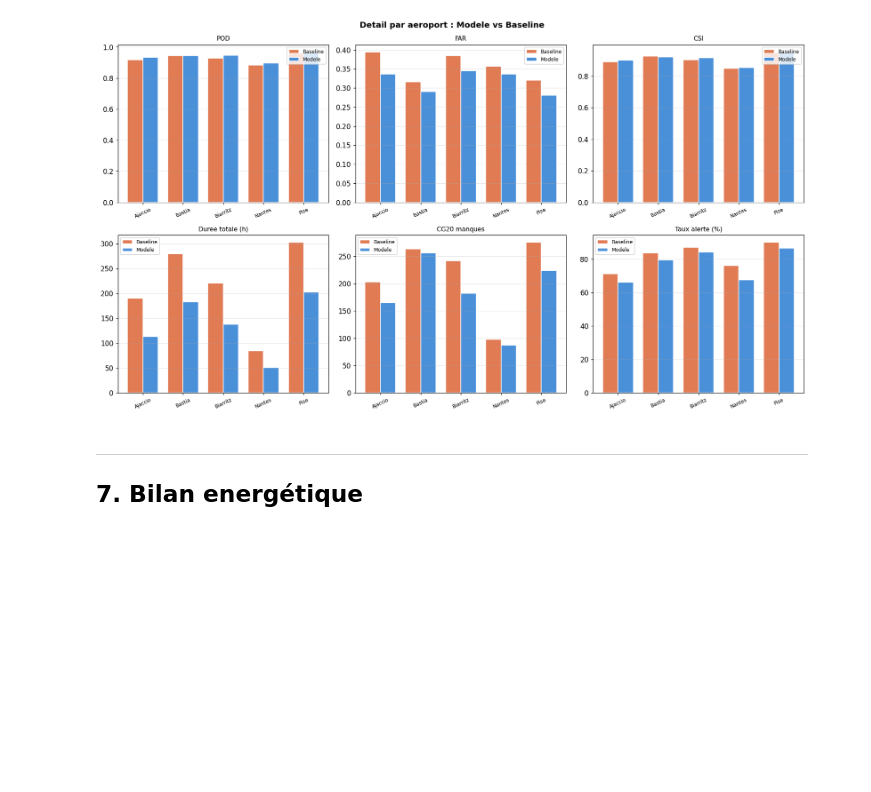
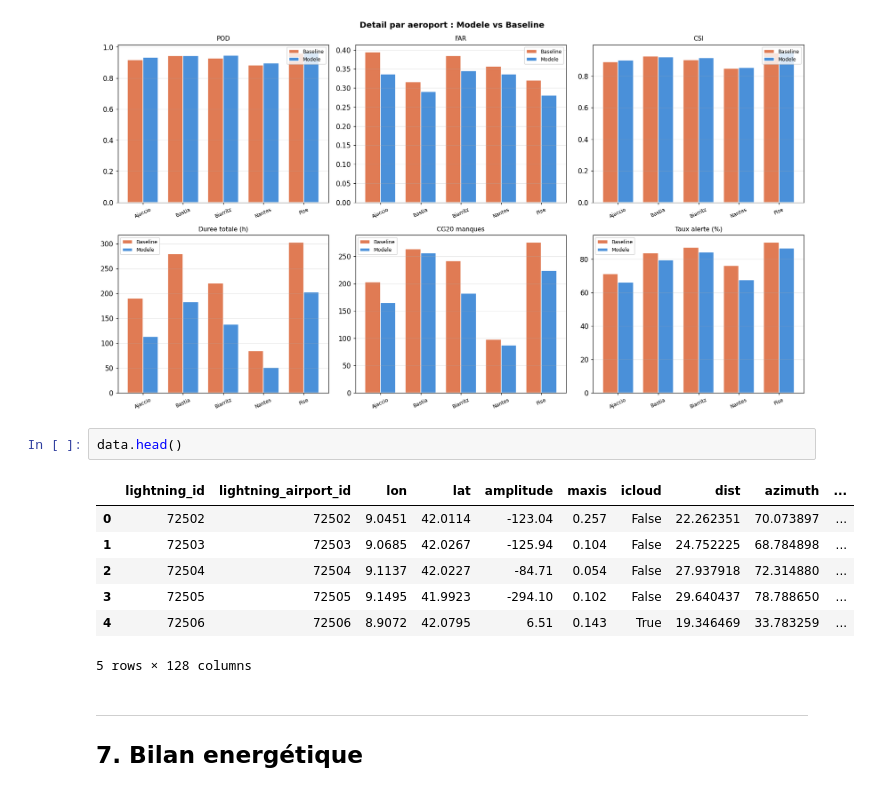
Before and after one commit to Charlin-D-S/IA-PAU-Data-Battle, a Jupyter notebook: rapport_approche_modele.ipynb, the cells around one changed output. Saved outputs shown, nothing was run; the diff lists cells and outputs as text; blank space fills up the shorter version.

```diff
--- a/rapport_approche_modele.ipynb
+++ b/rapport_approche_modele.ipynb
@@ -1406,6 +1408,16 @@ CSI                0.899   0.8891
   Δ Durée tot.   : -99.4 h
 =======================================================
 [figure]
+# %%
+data.head()
+# %% [output]
+|  | lightning_id | lightning_airport_id | lon | lat | amplitude | maxis | icloud | dist | azimuth | ... |
+| 0 | 72502 | 72502 | 9.0451 | 42.0114 | -123.04 | 0.257 | False | 22.262351 | 70.073897 | ... |
+| 1 | 72503 | 72503 | 9.0685 | 42.0267 | -125.94 | 0.104 | False | 24.752225 | 68.784898 | ... |
+| 2 | 72504 | 72504 | 9.1137 | 42.0227 | -84.71 | 0.054 | False | 27.937918 | 72.314880 | ... |
+| 3 | 72505 | 72505 | 9.1495 | 41.9923 | -294.10 | 0.102 | False | 29.640437 | 78.788650 | ... |
+| 4 | 72506 | 72506 | 8.9072 | 42.0795 | 6.51 | 0.143 | True | 19.346469 | 33.783259 | ... |
+5 rows × 128 columns
 # %% [markdown]
 ---
 ## 7. Bilan energétique
```
Also changed, not shown: parts of 2 cells of this notebook, 4 other files.
